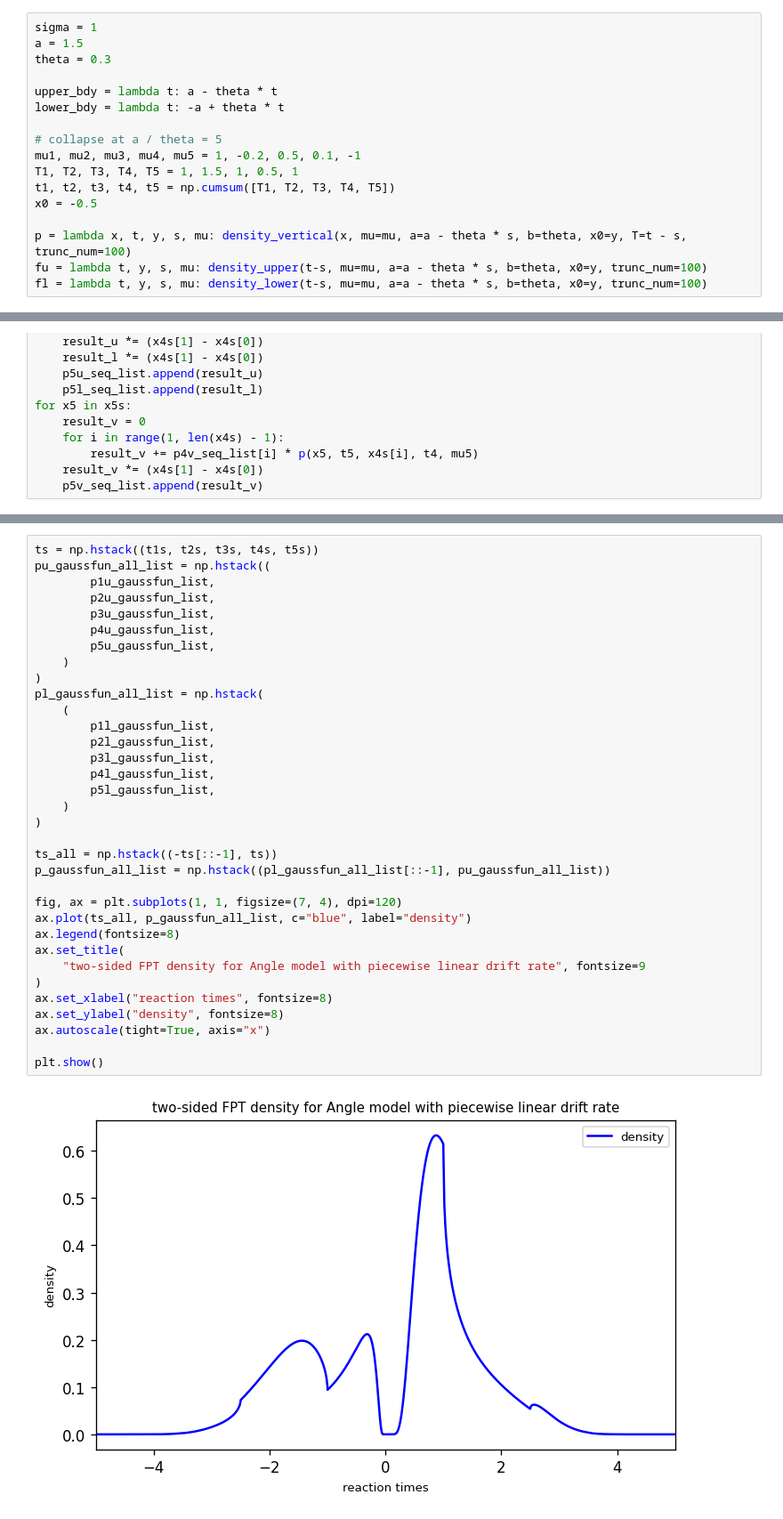
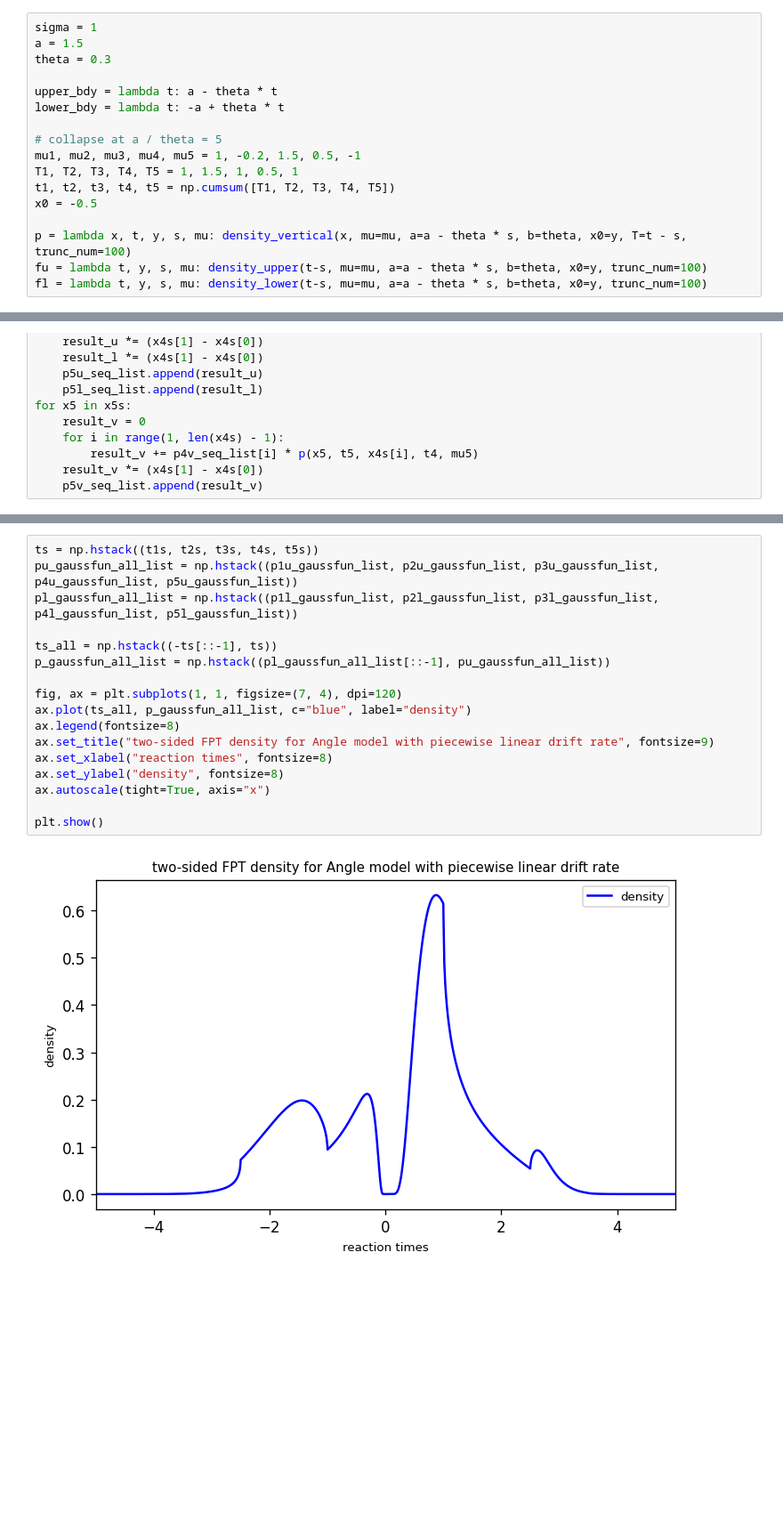
Before and after one commit to RiverFlowsInYou98/DDM, a Jupyter notebook: angle/angle_run2.ipynb, the cells around one changed output, grey strips where cells are left out. Shown at 89% size. Cells and saved outputs as stored; diff of their text form; blank space fills up the shorter version.

```diff
--- a/angle/angle_run2.ipynb
+++ b/angle/angle_run2.ipynb
@@ -227,7 +228,7 @@ upper_bdy = lambda t: a - theta * t
 lower_bdy = lambda t: -a + theta * t
 
 # collapse at a / theta = 5
-mu1, mu2, mu3, mu4, mu5 = 1, -0.2, 0.5, 0.1, -1
+mu1, mu2, mu3, mu4, mu5 = 1, -0.2, 1.5, 0.5, -1
 T1, T2, T3, T4, T5 = 1, 1.5, 1, 0.5, 1
 t1, t2, t3, t4, t5 = np.cumsum([T1, T2, T3, T4, T5])
 x0 = -0.5
@@ -431,39 +432,22 @@ plt.show()
 # %%
 ts = np.hstack((t1s, t2s, t3s, t4s, t5s))
-pu_gaussfun_all_list = np.hstack((
-        p1u_gaussfun_list,
-        p2u_gaussfun_list,
-        p3u_gaussfun_list,
-        p4u_gaussfun_list,
-        p5u_gaussfun_list,
-    )
-)
-pl_gaussfun_all_list = np.hstack(
-    (
-        p1l_gaussfun_list,
-        p2l_gaussfun_list,
-        p3l_gaussfun_list,
-        p4l_gaussfun_list,
-        p5l_gaussfun_list,
-    )
-)
+pu_gaussfun_all_list = np.hstack((p1u_gaussfun_list, p2u_gaussfun_list, p3u_gaussfun_list, p4u_gaussfun_list, p5u_gaussfun_list))
+pl_gaussfun_all_list = np.hstack((p1l_gaussfun_list, p2l_gaussfun_list, p3l_gaussfun_list, p4l_gaussfun_list, p5l_gaussfun_list))
 
 ts_all = np.hstack((-ts[::-1], ts))
 p_gaussfun_all_list = np.hstack((pl_gaussfun_all_list[::-1], pu_gaussfun_all_list))
 
 fig, ax = plt.subplots(1, 1, figsize=(7, 4), dpi=120)
 ax.plot(ts_all, p_gaussfun_all_list, c="blue", label="density")
 ax.legend(fontsize=8)
-ax.set_title(
-    "two-sided FPT density for Angle model with piecewise linear drift rate", fontsize=9
-)
+ax.set_title("two-sided FPT density for Angle model with piecewise linear drift rate", fontsize=9)
 ax.set_xlabel("reaction times", fontsize=8)
 ax.set_ylabel("density", fontsize=8)
 ax.autoscale(tight=True, axis="x")
 
 plt.show()
 # %% [output]
-[figure, old version]
+[figure, new version]
 # %%
 np.trapz(p_gaussfun_all_list, ts_all)
 # %% [output]
```
Also changed, not shown: parts of 5 cells of this notebook, 1 other file.
